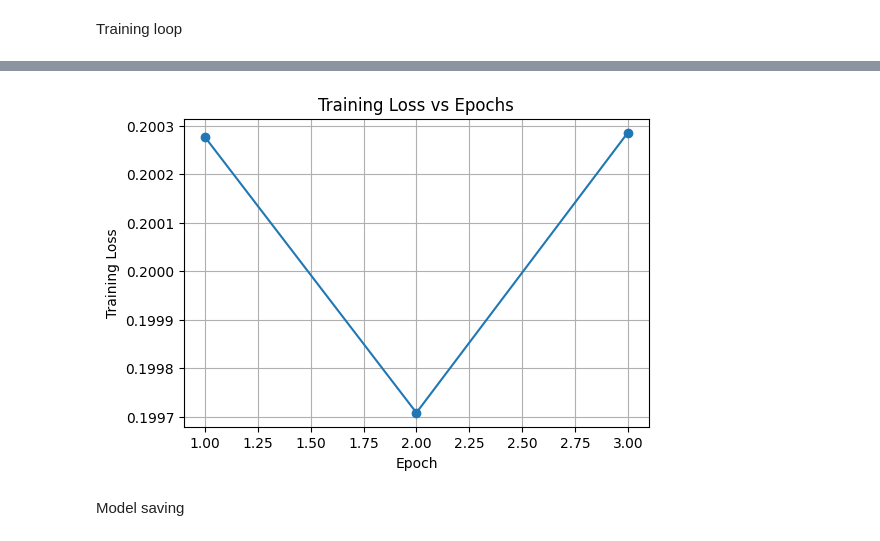
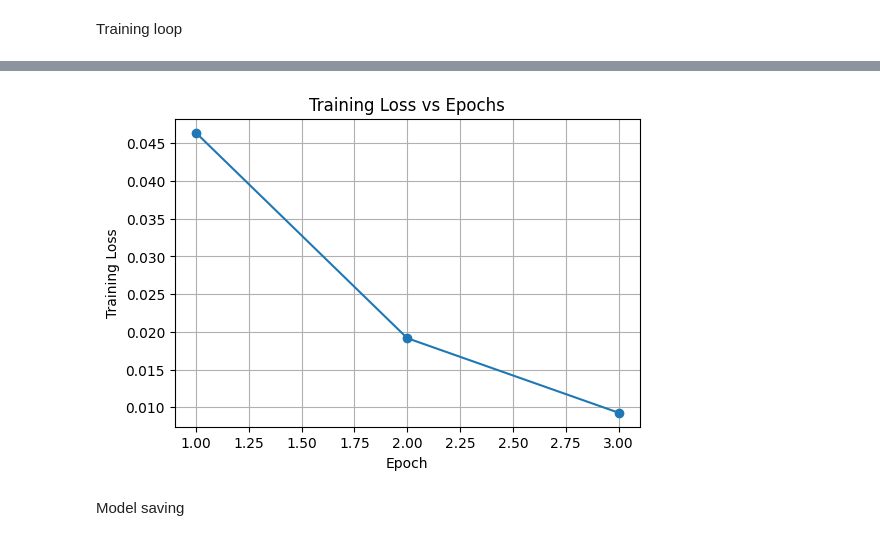
Before and after one commit to zuberpurahoouom/nlp-assignment-1, a Jupyter notebook: dpr_training.ipynb, the cells around one changed output, grey strips where cells are left out. Saved outputs shown, nothing was run; the diff lists cells and outputs as text; code cells hidden in the pictures.

```diff
--- a/dpr_training.ipynb
+++ b/dpr_training.ipynb
@@ -127,46 +125,6 @@ train_loader = DataLoader(
     batch_size=BATCH_SIZE,
     shuffle=True,
     collate_fn=collate_fn,
-    num_workers=2,
+    num_workers=4,
     pin_memory=torch.cuda.is_available()
 )
-
-# NaN diagnostics on encoder outputs (robust w/o torch.nanmax)
-with torch.no_grad():
-    for i, (q_enc, ctx_enc) in enumerate(train_loader):
-        q_enc  = {k: v.to(DEVICE) for k, v in q_enc.items()}
-        ctx_enc = {k: v.to(DEVICE) for k, v in ctx_enc.items()}
-
-        q_out  = question_encoder(**q_enc).pooler_output          # [B, H]
-        ctx_out = context_encoder(**ctx_enc).pooler_output        # [2B, H]
-        p_out, n_out = ctx_out.split(q_out.size(0), dim=0)
-
-        def report(name, t):
-            has_nan = torch.isnan(t).any()
-            finite = t[torch.isfinite(t)]
-            max_abs = finite.abs().max().item() if finite.numel() else float('nan')
-            if has_nan:
-                bad_rows = torch.isnan(t).any(dim=1).nonzero(as_tuple=True)[0]
-                print(f"{name}: FOUND NaNs  count={torch.isnan(t).sum().item()}  rows={bad_rows.tolist()}  max|finite|={max_abs:.4f}")
-            else:
-                print(f"{name}: OK (no NaNs)  max|val|={max_abs:.4f}")
-            return has_nan
-
-        print(f"\nBatch {i}")
-        q_nan = report("q_out", q_out)
-        p_nan = report("p_out", p_out)
-        n_nan = report("n_out", n_out)
-
-        if q_nan or p_nan or n_nan:
-            if q_nan:
-                bad_q_idx = torch.isnan(q_out).any(dim=1).nonzero(as_tuple=True)[0].tolist()
-                print("\nProblematic queries:")
-                for j in bad_q_idx:
-                    ds_idx = i * BATCH_SIZE + j
-                    print(f"[dataset idx {ds_idx}] {train_dpr_dataset[ds_idx]['query']}")
-            if p_nan or n_nan:
-                print("NaNs found in passage encodings.")
-            break
-
-        if i == 4:
-            break
@@ -196,7 +136,7 @@ from torch.cuda.amp import autocast, GradScaler
 import matplotlib.pyplot as plt
 
 EPOCHS = 3
-LEARNING_RATE = 0.001
+LEARNING_RATE = 5e-6
 
 optimizer = torch.optim.AdamW(list(question_encoder.parameters()) + list(context_encoder.parameters()),
                               lr=LEARNING_RATE)
@@ -255,4 +195,4 @@ Epoch 3/3  Loss: 0.2003
-[figure, old version]
+[figure, new version]
 # %% [markdown]
 Model saving
 # %%
```
Also changed, not shown: parts of 8 cells of this notebook, 2 other files.
